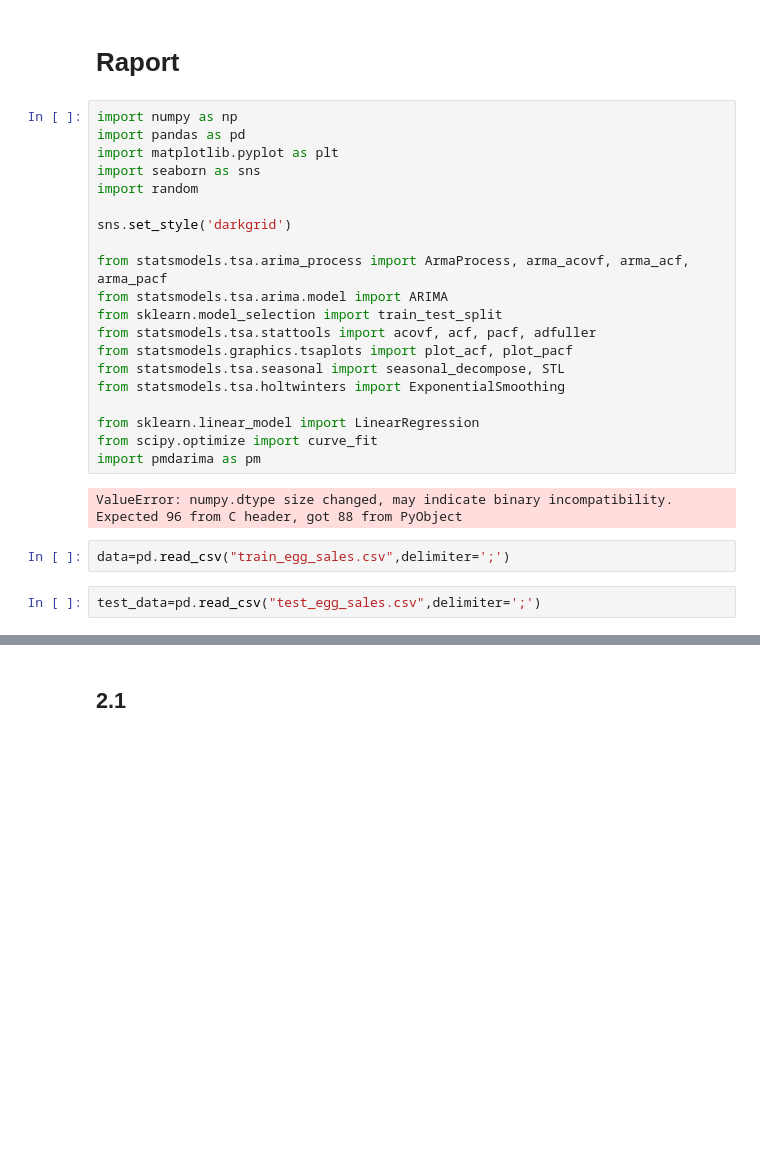
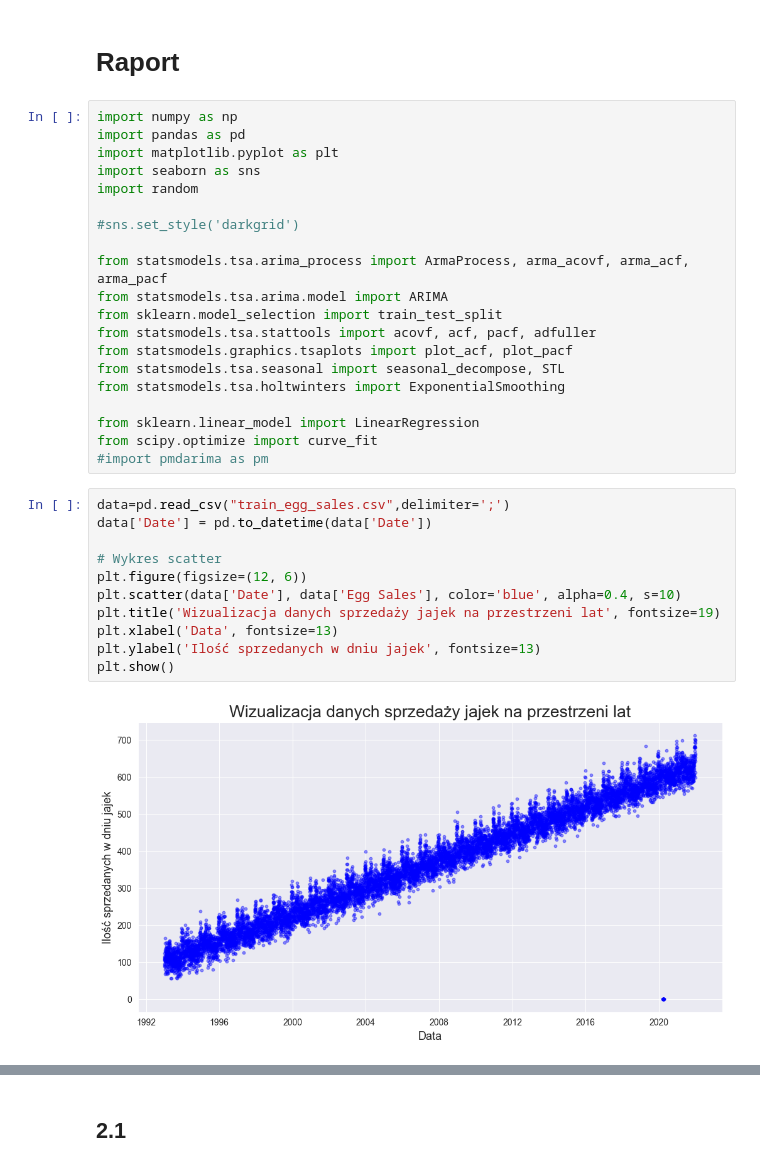
Before and after one commit to AmeliaBieda/Egg_Sales, a Jupyter notebook: raport.ipynb, the cells around one changed output, grey strips where cells are left out. Saved outputs shown, nothing was run; the diff lists cells and outputs as text; blank space fills up the shorter version.

Commit message:
Zmiany niektorych wykresow

```diff
--- a/raport.ipynb
+++ b/raport.ipynb
@@ -7,7 +7,7 @@ import matplotlib.pyplot as plt
 import seaborn as sns
 import random
 
-sns.set_style('darkgrid')
+#sns.set_style('darkgrid')
 
 from statsmodels.tsa.arima_process import ArmaProcess, arma_acovf, arma_acf, arma_pacf
 from statsmodels.tsa.arima.model import ARIMA
@@ -19,12 +19,19 @@ from statsmodels.tsa.holtwinters import ExponentialSmoothing
 
 from sklearn.linear_model import LinearRegression
 from scipy.optimize import curve_fit
-import pmdarima as pm
+#import pmdarima as pm
-# %% [output]
-ValueError: numpy.dtype size changed, may indicate binary incompatibility. Expected 96 from C header, got 88 from PyObject
 # %%
 data=pd.read_csv("train_egg_sales.csv",delimiter=';')
+data['Date'] = pd.to_datetime(data['Date'])
+
+# Wykres scatter
+plt.figure(figsize=(12, 6))
+plt.scatter(data['Date'], data['Egg Sales'], color='blue', alpha=0.4, s=10)
+plt.title('Wizualizacja danych sprzedaży jajek na przestrzeni lat', fontsize=19)
+plt.xlabel('Data', fontsize=13)
+plt.ylabel('Ilość sprzedanych w dniu jajek', fontsize=13)
+plt.show()
+# %% [output]
+[figure, added]
-# %%
-test_data=pd.read_csv("test_egg_sales.csv",delimiter=';')
 # %%
 data.head()
```
Also changed, not shown: parts of 9 cells of this notebook.
